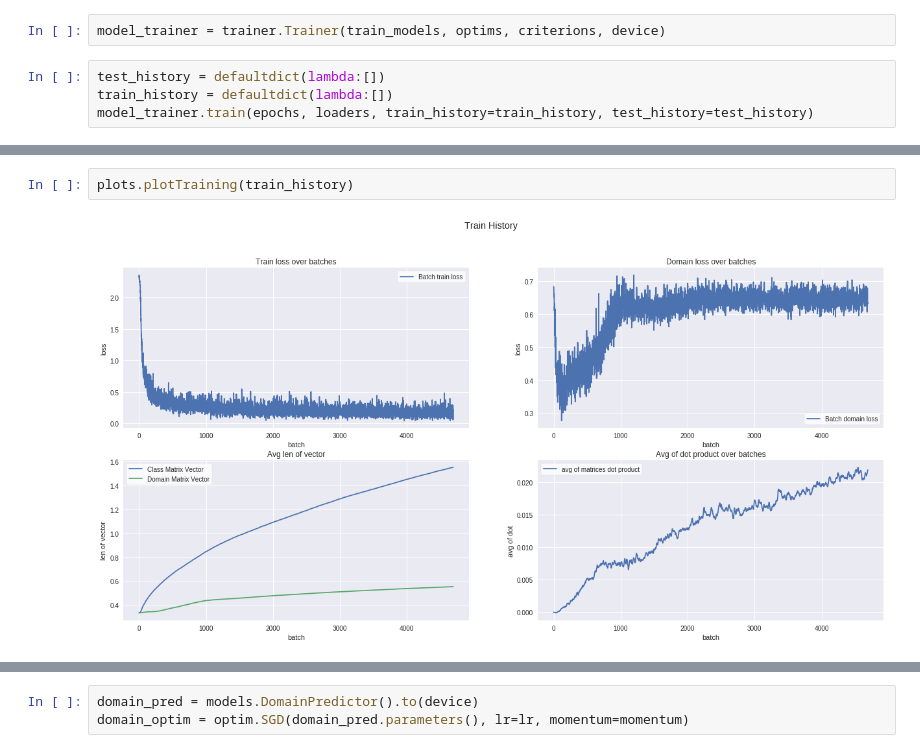
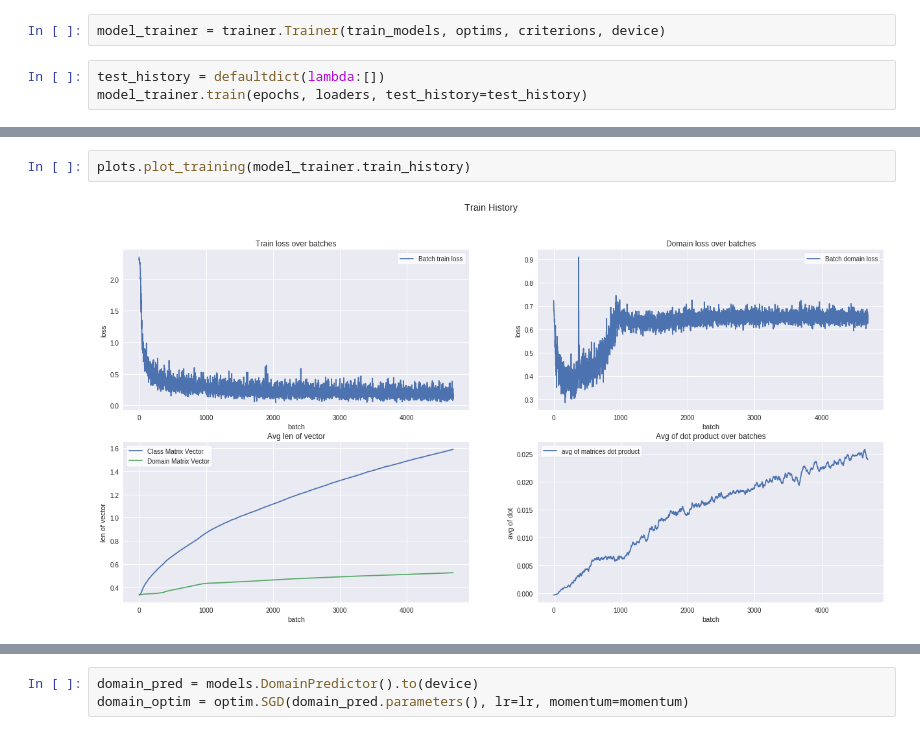
Before and after one commit to wiatrak2/BScThesis, a Jupyter notebook: mnist.ipynb, the cells around one changed output, grey strips where cells are left out. Cells and saved outputs as stored; diff of their text form.

Commit message:
after trainer refactor

```diff
--- a/mnist.ipynb
+++ b/mnist.ipynb
@@ -171,6 +196,5 @@ loaders = Loaders(train_loader, mnist_m_train_loader,
 model_trainer = trainer.Trainer(train_models, optims, criterions, device)
 # %%
 test_history = defaultdict(lambda:[])
-train_history = defaultdict(lambda:[])
-model_trainer.train(epochs, loaders, train_history=train_history, test_history=test_history)
+model_trainer.train(epochs, loaders, test_history=test_history)
 # %% [output]
@@ -204,4 +228,4 @@ Test set: Average loss: 0.0569, Accuracy: 9828/10000 (98%)
 # %%
-plots.plotTraining(train_history)
+plots.plot_training(model_trainer.train_history)
 # %% [output]
-[figure, old version]
+[figure, new version]
```
Also changed, not shown: parts of 53 cells of this notebook.
